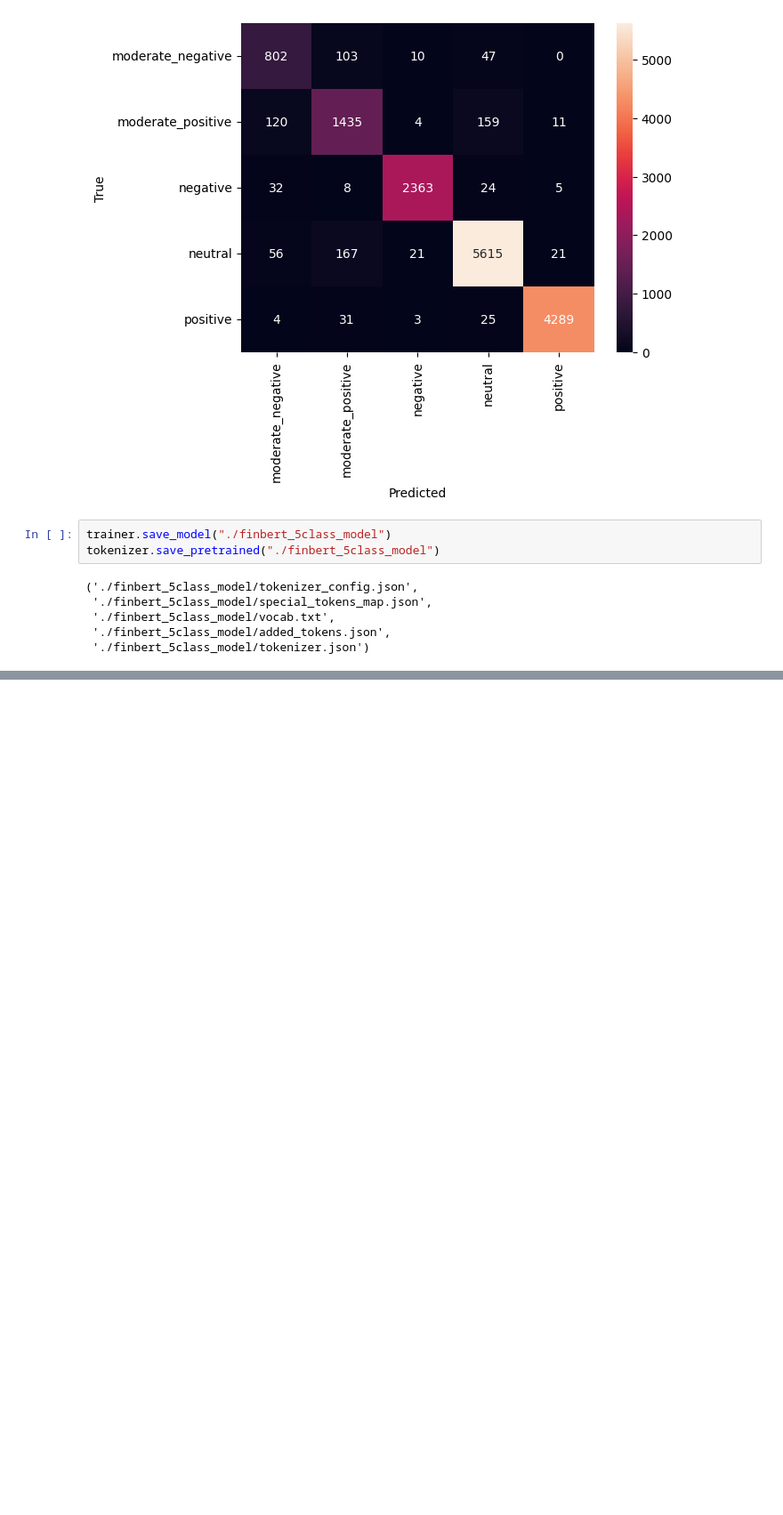
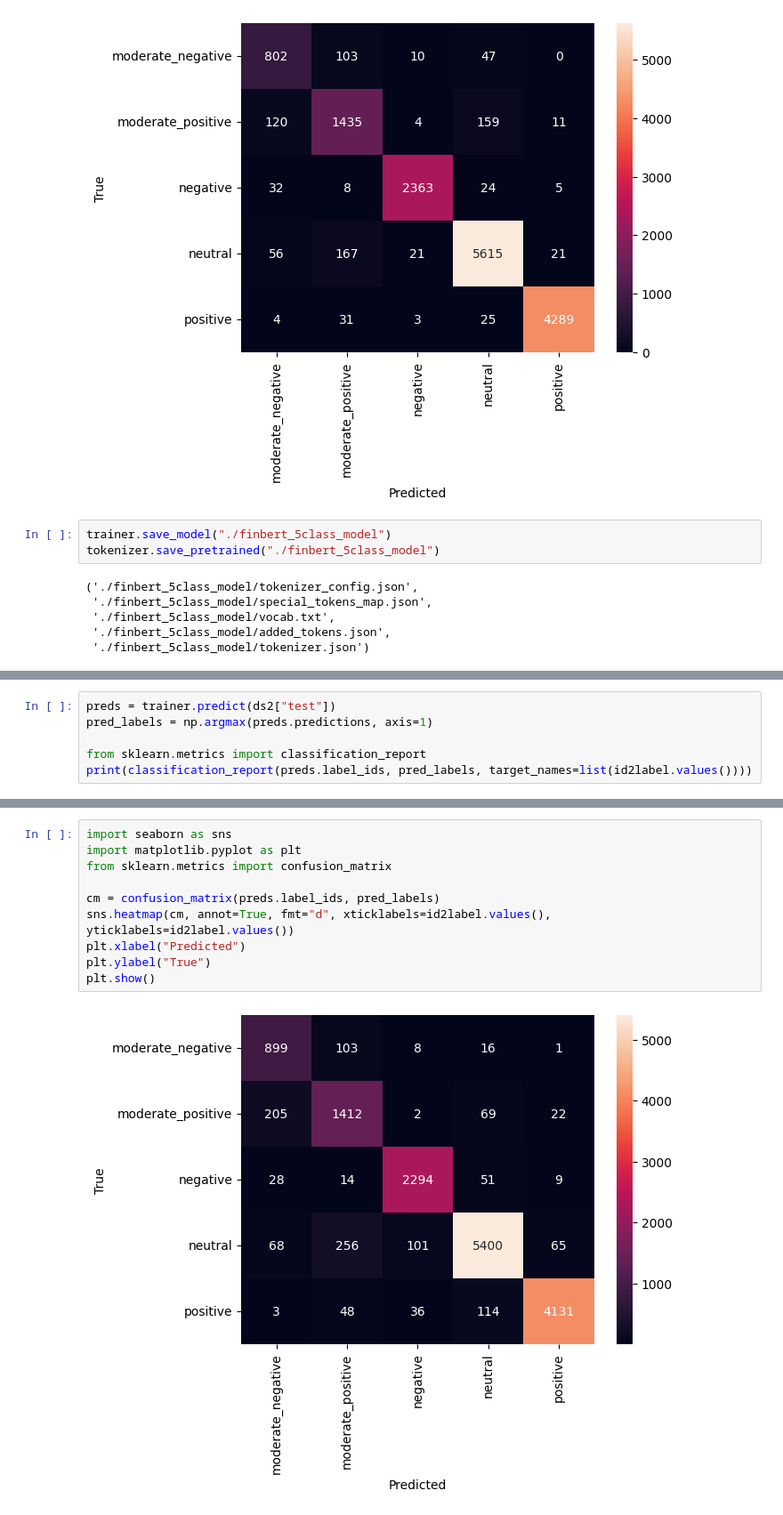
Before and after one commit to Eloiseedwards/Assessment-2, a Jupyter notebook: Dan M/finBERT.ipynb, the cells around one changed output, grey strips where cells are left out. Shown at 89% size. Drawn from its saved outputs; the diff is of its cells as text; blank space fills up the shorter version.

```diff
--- a/Dan M/finBERT.ipynb
+++ b/Dan M/finBERT.ipynb
@@ -369,0 +427,6 @@ Training Accuracy (epoch 1): 0.8944
+# %%
+preds = trainer.predict(ds2["test"])
+pred_labels = np.argmax(preds.predictions, axis=1)
+
+from sklearn.metrics import classification_report
+print(classification_report(preds.label_ids, pred_labels, target_names=list(id2label.values())))
@@ -369,0 +446,12 @@ Training Accuracy (epoch 1): 0.8944
+# %%
+import seaborn as sns
+import matplotlib.pyplot as plt
+from sklearn.metrics import confusion_matrix
+
+cm = confusion_matrix(preds.label_ids, pred_labels)
+sns.heatmap(cm, annot=True, fmt="d", xticklabels=id2label.values(), yticklabels=id2label.values())
+plt.xlabel("Predicted")
+plt.ylabel("True")
+plt.show()
+# %% [output]
+[figure, added]
```
Also changed, not shown: parts of 5 cells of this notebook.
